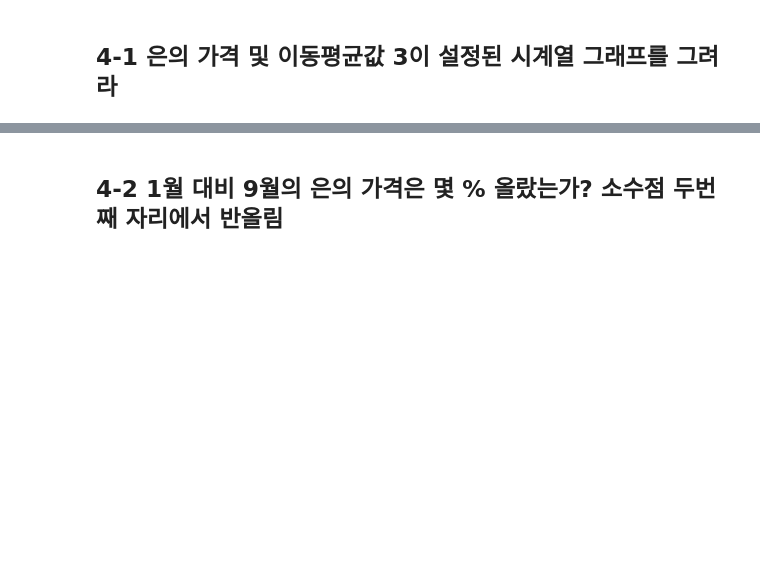
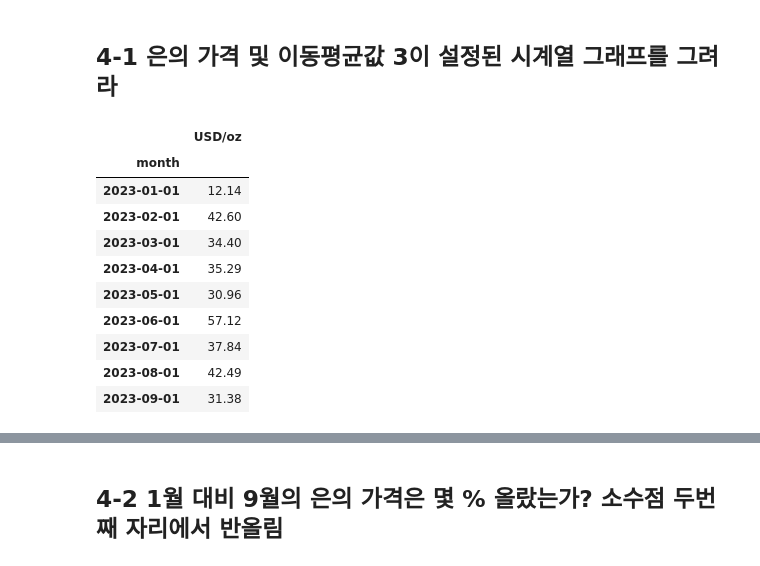
Before and after one commit to DMIS0126/ADP, a Jupyter notebook: Private_Study/Actual Exam/adp-26-2.ipynb, the cells around one changed output, grey strips where cells are left out. Saved outputs shown, nothing was run; the diff lists cells and outputs as text; code cells hidden in the pictures; blank space fills up the shorter version.

```diff
--- a/Private_Study/Actual Exam/adp-26-2.ipynb
+++ b/Private_Study/Actual Exam/adp-26-2.ipynb
@@ -299,3 +319,25 @@ for i in k:
 ![image](https://github.com/Datamanim/datarepo/blob/main/adp/26/problem2.png?raw=true)
 # %% [markdown]
 ## 4-1 은의 가격 및 이동평균값 3이 설정된 시계열 그래프를 그려라
+# %%
+import pandas as pd
+
+df = pd.DataFrame({'month' : ['2023-01', '2023-02', '2023-03', '2023-04', '2023-05', '2023-06', '2023-07', '2023-08', '2023-09'],
+                  'USD/oz' : [12.14, 42.6, 34.4, 35.29, 30.96, 57.12, 37.84, 42.49, 31.38]})
+
+df['month'] = pd.to_datetime(df['month'], format = '%Y-%m')
+df.set_index('month', inplace = True)
+
+df
+# %% [output]
+|  | USD/oz |
+| month |  |
+| 2023-01-01 | 12.14 |
+| 2023-02-01 | 42.60 |
+| 2023-03-01 | 34.40 |
+| 2023-04-01 | 35.29 |
+| 2023-05-01 | 30.96 |
+| 2023-06-01 | 57.12 |
+| 2023-07-01 | 37.84 |
+| 2023-08-01 | 42.49 |
+| 2023-09-01 | 31.38 |
```
Also changed, not shown: parts of 14 cells of this notebook.
